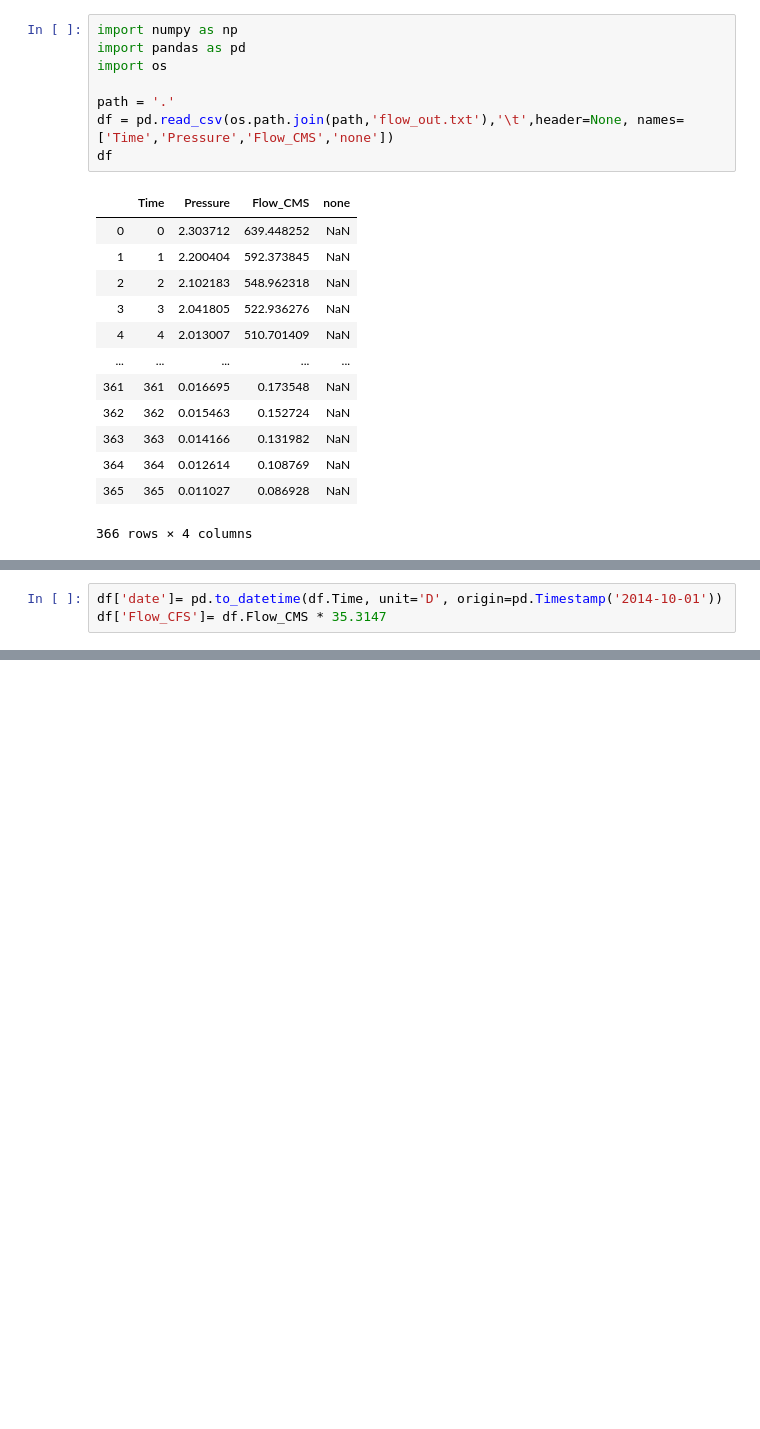
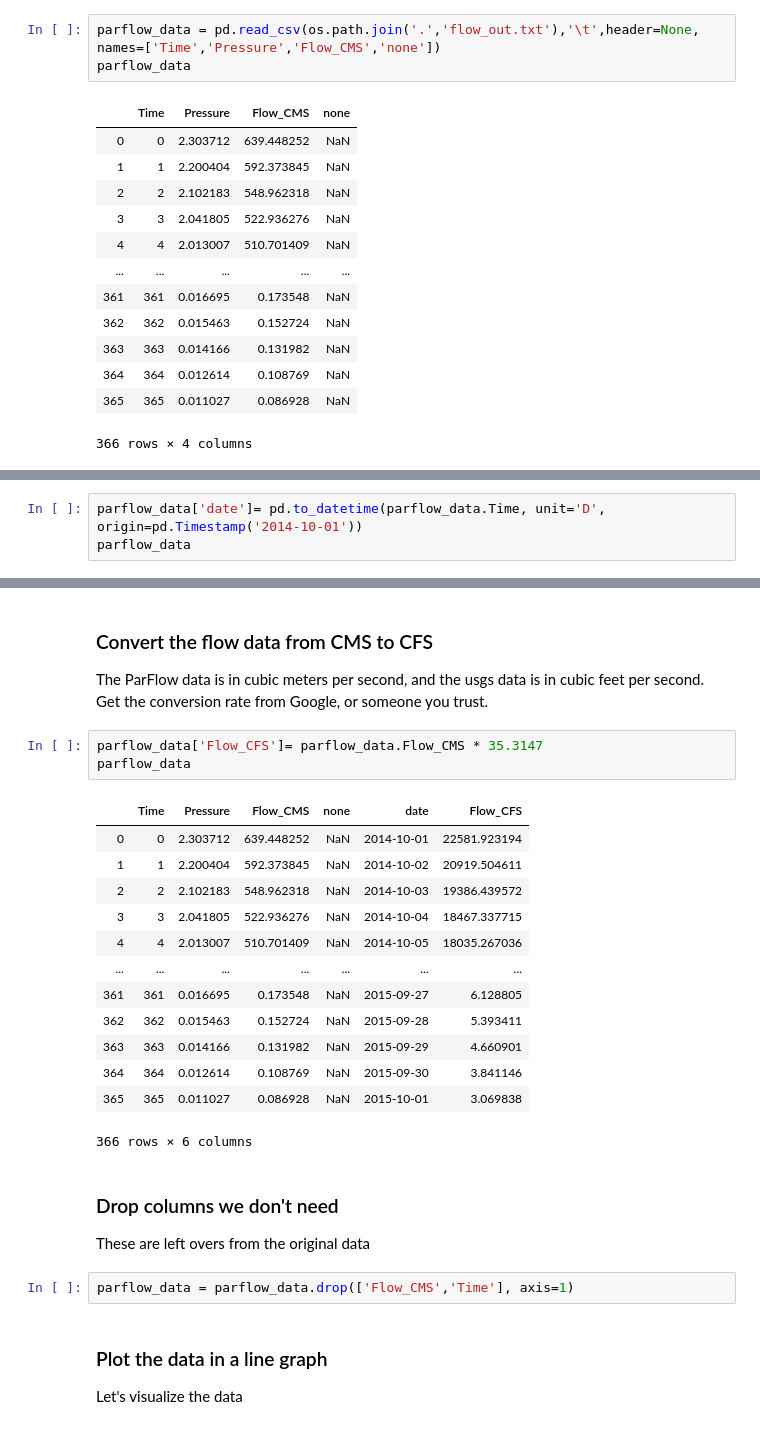
Before and after one commit to arezaii/pf_snake_river, a Jupyter notebook: post/SnakeRiverShapeDomain_SalmonRiverFlow.ipynb, the cells around one changed output, grey strips where cells are left out. Cells and saved outputs as stored; diff of their text form; blank space fills up the shorter version.

```diff
--- a/post/SnakeRiverShapeDomain_SalmonRiverFlow.ipynb
+++ b/post/SnakeRiverShapeDomain_SalmonRiverFlow.ipynb
@@ -1,11 +10,6 @@
 # %%
-import numpy as np
-import pandas as pd
-import os
-
-path = '.'
-df = pd.read_csv(os.path.join(path,'flow_out.txt'),'\t',header=None, names=['Time','Pressure','Flow_CMS','none'])
-df
+parflow_data = pd.read_csv(os.path.join('.','flow_out.txt'),'\t',header=None, names=['Time','Pressure','Flow_CMS','none'])
+parflow_data
 # %% [output]
 |  | Time | Pressure | Flow_CMS | none |
 | 0 | 0 | 2.303712 | 639.448252 | NaN |
@@ -23,3 +30,3 @@ df
 # %%
-df['date']= pd.to_datetime(df.Time, unit='D', origin=pd.Timestamp('2014-10-01'))
-df['Flow_CFS']= df.Flow_CMS * 35.3147
+parflow_data['date']= pd.to_datetime(parflow_data.Time, unit='D', origin=pd.Timestamp('2014-10-01'))
+parflow_data
@@ -26 +47,29 @@ df['Flow_CFS']= df.Flow_CMS * 35.3147
+# %% [markdown]
+### Convert the flow data from CMS to CFS
+The ParFlow data is in cubic meters per second, and the usgs data is in cubic feet per second. Get the conversion rate from Google, or someone you trust.
+# %%
+parflow_data['Flow_CFS']= parflow_data.Flow_CMS * 35.3147
+parflow_data
+# %% [output]
+|  | Time | Pressure | Flow_CMS | none | date | Flow_CFS |
+| 0 | 0 | 2.303712 | 639.448252 | NaN | 2014-10-01 | 22581.923194 |
+| 1 | 1 | 2.200404 | 592.373845 | NaN | 2014-10-02 | 20919.504611 |
+| 2 | 2 | 2.102183 | 548.962318 | NaN | 2014-10-03 | 19386.439572 |
+| 3 | 3 | 2.041805 | 522.936276 | NaN | 2014-10-04 | 18467.337715 |
+| 4 | 4 | 2.013007 | 510.701409 | NaN | 2014-10-05 | 18035.267036 |
+| ... | ... | ... | ... | ... | ... | ... |
+| 361 | 361 | 0.016695 | 0.173548 | NaN | 2015-09-27 | 6.128805 |
+| 362 | 362 | 0.015463 | 0.152724 | NaN | 2015-09-28 | 5.393411 |
+| 363 | 363 | 0.014166 | 0.131982 | NaN | 2015-09-29 | 4.660901 |
+| 364 | 364 | 0.012614 | 0.108769 | NaN | 2015-09-30 | 3.841146 |
+| 365 | 365 | 0.011027 | 0.086928 | NaN | 2015-10-01 | 3.069838 |
+366 rows × 6 columns
+# %% [markdown]
+### Drop columns we don't need
+These are left overs from the original data
+# %%
+parflow_data = parflow_data.drop(['Flow_CMS','Time'], axis=1)
+# %% [markdown]
+### Plot the data in a line graph
+Let's visualize the data
 # %%
```
Also changed, not shown: parts of 15 cells of this notebook, 1 other file.
